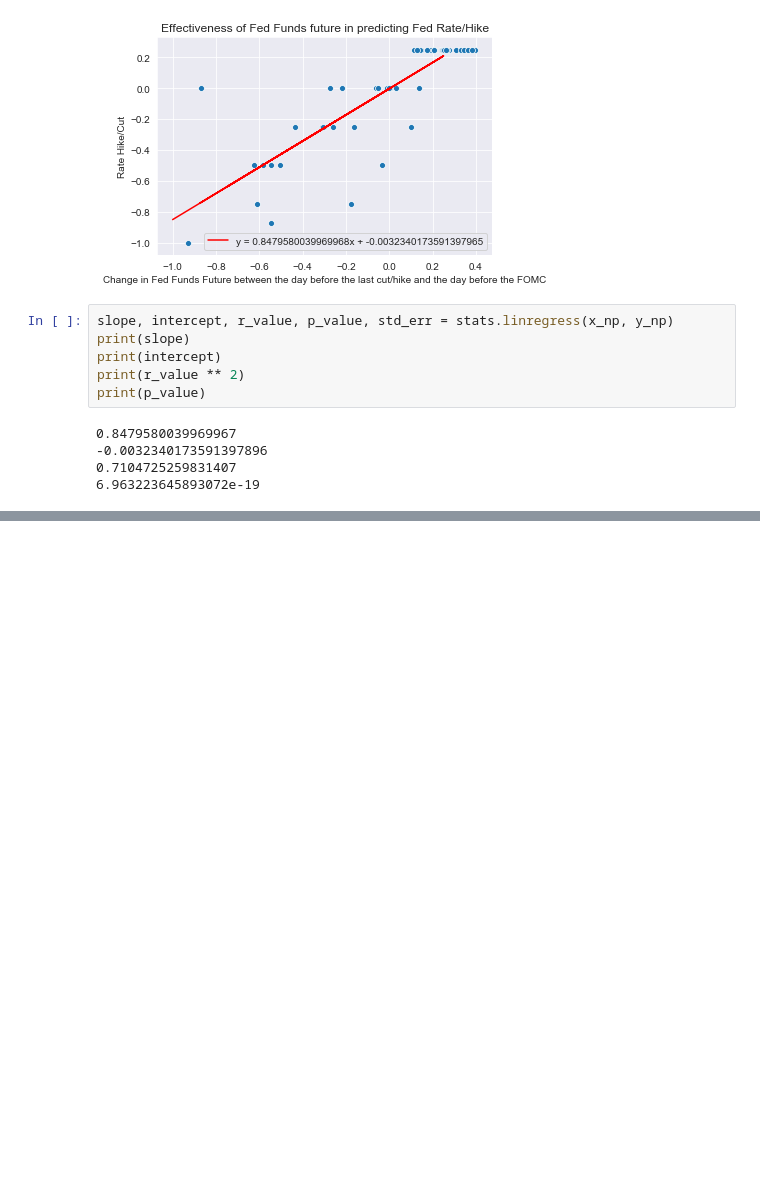
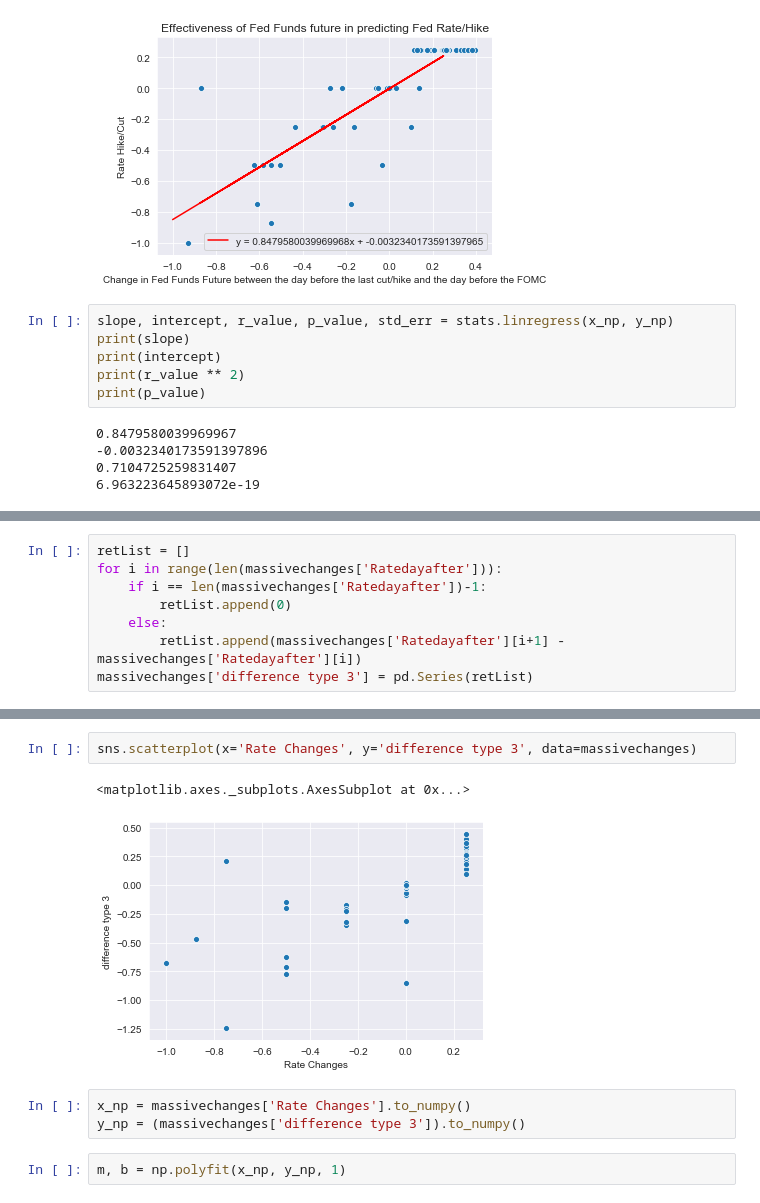
Before and after one commit to stock-market-predictor/data-scraper, a Jupyter notebook: src/jupyter/analysis.ipynb, the cells around one changed output, grey strips where cells are left out. Drawn from its saved outputs; the diff is of its cells as text; blank space fills up the shorter version.

Commit message:
using fed rate change and post-meeting future of previous FOMC to predict current post-meeting future

```diff
--- a/src/jupyter/analysis.ipynb
+++ b/src/jupyter/analysis.ipynb
@@ -282,0 +290,8 @@ print(p_value)
+# %%
+retList = []
+for i in range(len(massivechanges['Ratedayafter'])):
+    if i == len(massivechanges['Ratedayafter'])-1:
+        retList.append(0)
+    else:
+        retList.append(massivechanges['Ratedayafter'][i+1] - massivechanges['Ratedayafter'][i])
+massivechanges['difference type 3'] = pd.Series(retList)
@@ -282,0 +314,10 @@ print(p_value)
+# %%
+sns.scatterplot(x='Rate Changes', y='difference type 3', data=massivechanges)
+# %% [output]
+<matplotlib.axes._subplots.AxesSubplot at 0x...>
+[figure, added]
+# %%
+x_np = massivechanges['Rate Changes'].to_numpy()
+y_np = (massivechanges['difference type 3']).to_numpy()
+# %%
+m, b = np.polyfit(x_np, y_np, 1)
```
Also changed, not shown: parts of 10 cells of this notebook.
